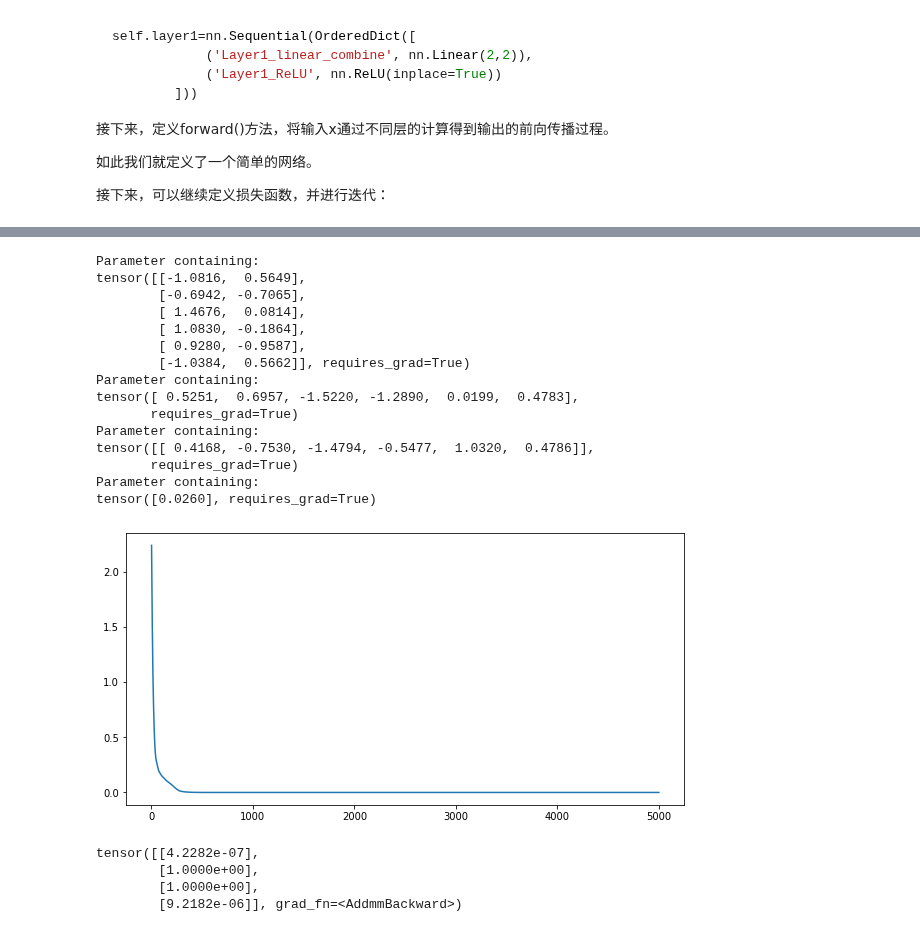
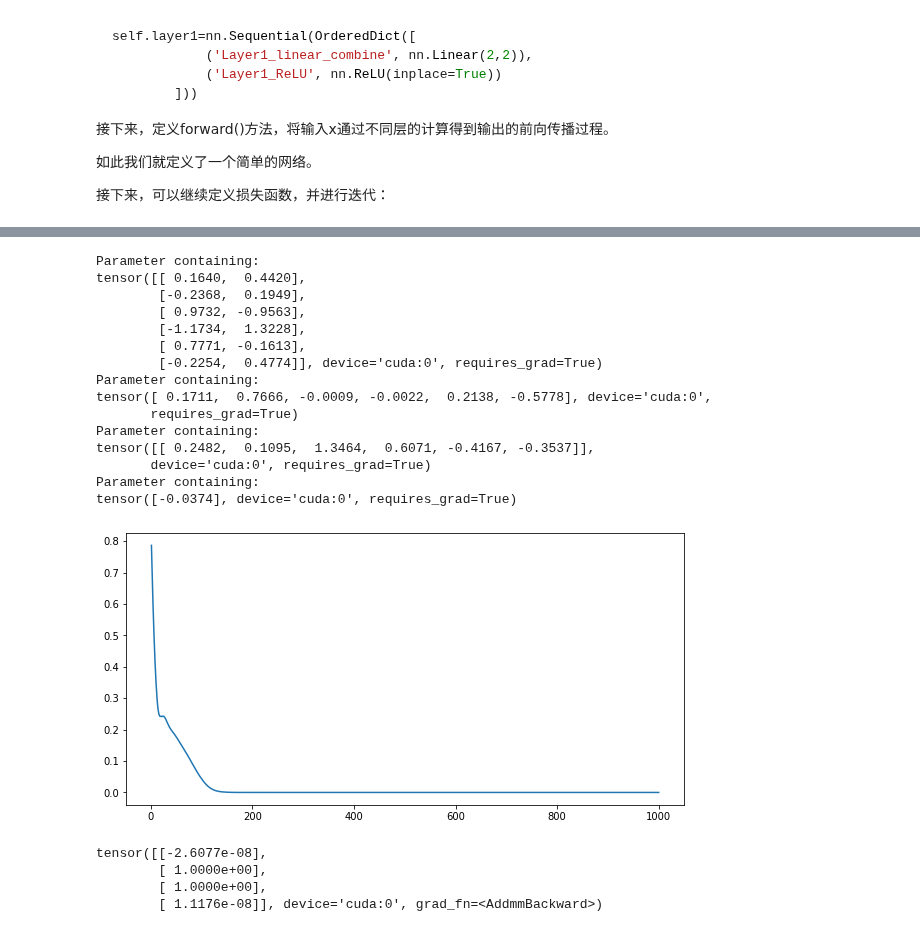
Before and after one commit to sijichun/PythonTutor, a Jupyter notebook: NN.ipynb, the cells around one changed output, grey strips where cells are left out. Cells and saved outputs as stored; diff of their text form; code cells hidden in the pictures.

```diff
--- a/NN.ipynb
+++ b/NN.ipynb
@@ -173,5 +172,6 @@ tensor([0.7889, 0.7017, 0.2871], requires_grad=True)
 以上我们使用了前面所学的PyTorch的计算图对以上模型进行了计算。然而在大型的神经网络中，如果使用以上方法一个个定义参数，将会非常麻烦。PyTorch中，可以使用神经网络工具箱torch.nn使用简单的编程语言来对以上模型进行建模，就像搭积木一样把整个模型搭建起来。首先导入神经网络工具箱：
 # %%
 from torch import nn
-# device=torch.device('cuda:0' if torch.cuda.is_available() else "cpu")
-device=torch.device("cpu")
+device=torch.device('cuda:0' if torch.cuda.is_available() else "cpu")
+# 如果模型放在GPU上，如果计算中出现错误，报错信息不好查看。这个时候可以把模型放在CPU上，报错信息就更加容易查看了
+# device=torch.device("cpu")
@@ -222,7 +224,7 @@ self.layer1=nn.Sequential(OrderedDict([
 criterion=nn.MSELoss()
 optimizer=optim.Adam(model.parameters(), lr=0.01)
 losses=[]
-for i in range(5000):
+for i in range(1000):
     for x,y in xor_dl:
         # 将x计算预测值
         y_pred=model(x.to(device))
@@ -285,7 +315,7 @@ model=XOR_net().to(device)
 criterion=nn.MSELoss()
 optimizer=optim.Adam(model.parameters(), lr=0.01)
 losses=[]
-for i in range(5000):
+for i in range(1000):
     for x,y in xor_dl:
         # 将x计算预测值
         y_pred=model(x.to(device))
@@ -305,5 +335,13 @@ plt.rcParams['figure.figsize'] = (10.0, 5.0)
 i=np.arange(len(losses))+1
 plt.plot(i,np.array(losses))
 plt.show()
+
+X_pred=torch.tensor([[0.0,0],[0,1],[1,0],[1,1]]).to(device)
+
+# 改为预测模式
+model.eval()
+# 预测
+result=model(X_pred)
+print(result)
 # %% [output]
 Parameter containing:
@@ -333,9 +366,9 @@ tensor([[0.4988],
 class XOR_net(nn.Module):
     def __init__(self):
         super(XOR_net, self).__init__()
-        # 第一层：线性组合，2个输入2个输出
-        self.layer1=nn.Sequential(nn.Linear(2,6),nn.LeakyReLU(inplace=True))
-        # 第二层：线性组合，2个输入1个输出
+        # 第一层：线性组合，2个输入6个输出
+        self.layer1=nn.Sequential(nn.Linear(2,6),nn.ReLU(inplace=True))
+        # 第二层：线性组合，6个输入1个输出
         self.layer2=nn.Sequential(nn.Linear(6,1))
     def forward(self,x):
         x=self.layer1(x)
@@ -344,55 +377,54 @@ class XOR_net(nn.Module):
 
 model=XOR_net().to(device)
 criterion=nn.MSELoss()
 optimizer=optim.Adam(model.parameters(), lr=0.01)
 losses=[]
-for i in range(5000):
+for i in range(1000):
     for x,y in xor_dl:
         # 将x计算预测值
         y_pred=model(x.to(device))
         # 计算损失
         loss=criterion(y_pred, y.to(device).unsqueeze(1))
         losses.append(loss.item())
         # 反向传播
         optimizer.zero_grad()
         loss.backward()
         optimizer.step()
 for p in model.parameters():
     print(p)
 import matplotlib.pyplot as plt
 %matplotlib inline
 plt.rcParams['figure.figsize'] = (10.0, 5.0)
 
 i=np.arange(len(losses))+1
 plt.plot(i,np.array(losses))
 plt.show()
+
+X_pred=torch.tensor([[0.0,0],[0,1],[1,0],[1,1]]).to(device)
+
+# 改为预测模式
+model.eval()
+# 预测
+result=model(X_pred)
+print(result)
 # %% [output]
 Parameter containing:
-tensor([[-1.0816,  0.5649],
-        [-0.6942, -0.7065],
-        [ 1.4676,  0.0814],
-        [ 1.0830, -0.1864],
-        [ 0.9280, -0.9587],
-        [-1.0384,  0.5662]], requires_grad=True)
+tensor([[ 0.1640,  0.4420],
+        [-0.2368,  0.1949],
+        [ 0.9732, -0.9563],
+        [-1.1734,  1.3228],
+        [ 0.7771, -0.1613],
+        [-0.2254,  0.4774]], device='cuda:0', requires_grad=True)
 Parameter containing:
-tensor([ 0.5251,  0.6957, -1.5220, -1.2890,  0.0199,  0.4783],
+tensor([ 0.1711,  0.7666, -0.0009, -0.0022,  0.2138, -0.5778], device='cuda:0',
        requires_grad=True)
 Parameter containing:
-tensor([[ 0.4168, -0.7530, -1.4794, -0.5477,  1.0320,  0.4786]],
-       requires_grad=True)
+tensor([[ 0.2482,  0.1095,  1.3464,  0.6071, -0.4167, -0.3537]],
+       device='cuda:0', requires_grad=True)
 Parameter containing:
-tensor([0.0260], requires_grad=True)
+tensor([-0.0374], device='cuda:0', requires_grad=True)
-[figure, old version]
+[figure, new version]
+tensor([[-2.6077e-08],
+        [ 1.0000e+00],
+        [ 1.0000e+00],
+        [ 1.1176e-08]], device='cuda:0', grad_fn=<AddmmBackward>)
-# %%
-X_pred=torch.tensor([[0.0,0],[0,1],[1,0],[1,1]]).to(device)
-
-# 改为预测模式
-model.eval()
-# 预测
-result=model(X_pred)
-print(result)
-# %% [output]
-tensor([[4.2282e-07],
-        [1.0000e+00],
-        [1.0000e+00],
-        [9.2182e-06]], grad_fn=<AddmmBackward>)
```
Also changed, not shown: parts of 25 cells of this notebook, 6 other files.
